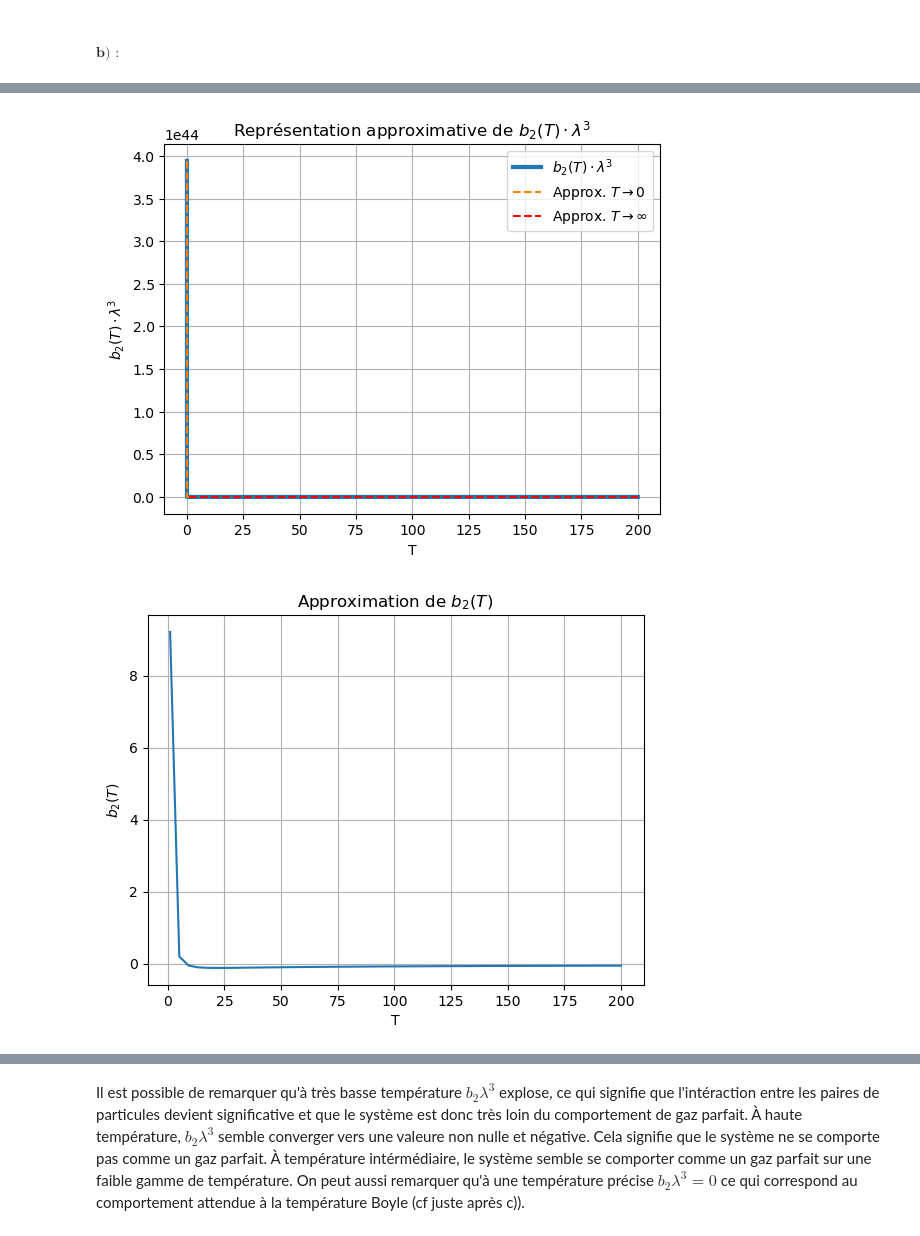
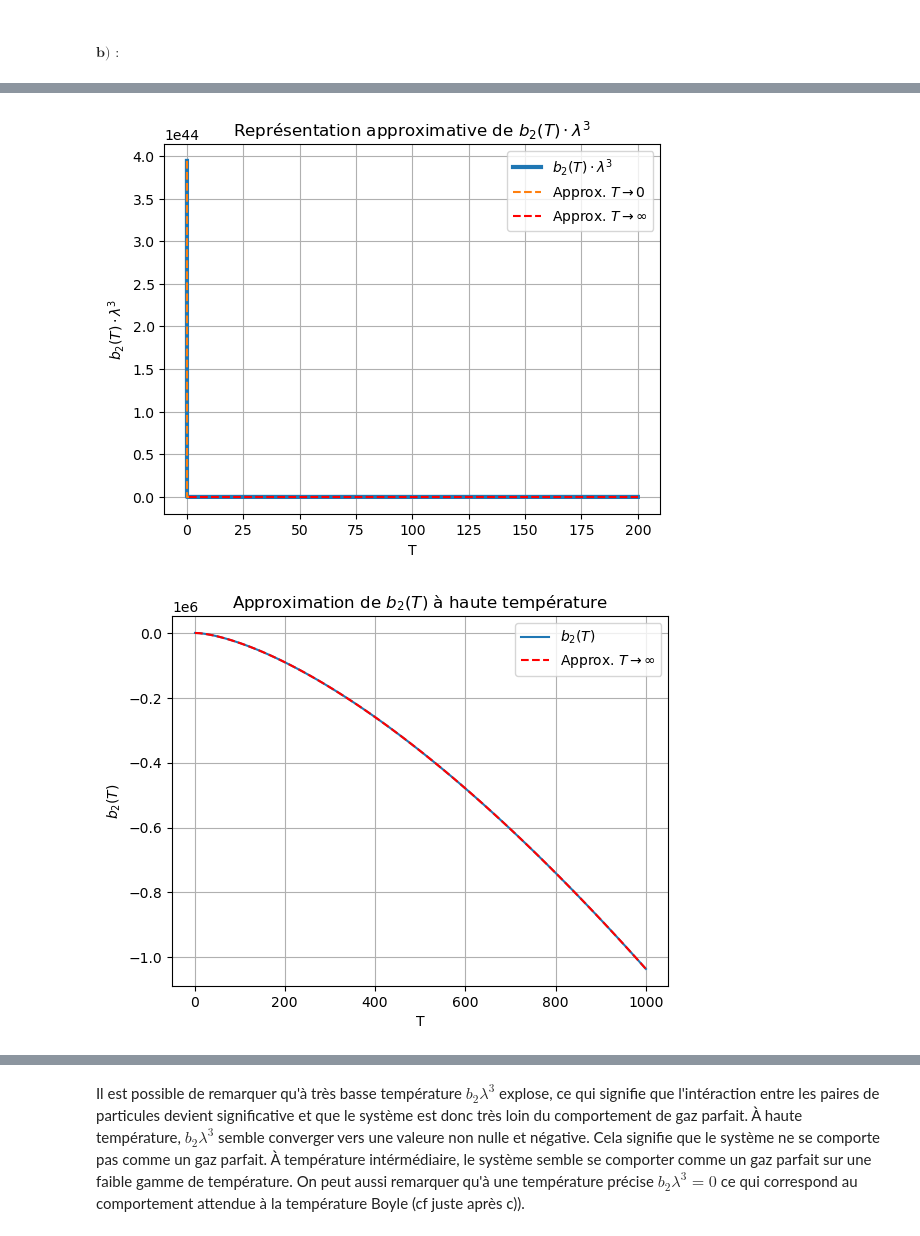
Before and after one commit to ADeslarzes/Homewrok_3, a Jupyter notebook: P1.ipynb, the cells around one changed output, grey strips where cells are left out. Drawn from its saved outputs; the diff is of its cells as text; code cells hidden in the pictures.

```diff
--- a/P1.ipynb
+++ b/P1.ipynb
@@ -231,7 +239,7 @@ def lambda_(T,kb,h):
     return h/np.sqrt(2*np.pi*m*kb*T)
 
 def b_2(T,kb,sigma,epsilon):
-    return lambda_(T,kb,h)*b_2lambda(T,kb,sigma,epsilon)
+    return b_2lambda(T,kb,sigma,epsilon)/lambda_(T,kb,h)**3
 
 def approx_1(T,kb,sigma,epsilon):
     return 2*np.pi*sigma**3/3*(epsilon/(kb*T)*(tau**3-1)-1)
@@ -252,33 +260,65 @@ T1=np.linspace(0.01,0.02)
 
 plt.plot(T1,b_2lambda(T1,kb,sigma,epsilon),label=r'$b_2(T)\cdot \lambda^3$')
 plt.plot(T1,approx_2(T1,kb,sigma,epsilon),linestyle='--',label=r'Approx. $T \to 0$')
 plt.grid(True)
 plt.title(r"Approximation de $b_2(T)\cdot \lambda^3$ à basse température")
 plt.xlabel("T")
 plt.ylabel(r"$b_2(T)\cdot \lambda^3$")
 plt.legend()
 plt.show()
 
 T1=np.linspace(0.01,1)
 Ts=np.concatenate((T1,T))
 plt.plot(Ts,b_2lambda(Ts,kb,sigma,epsilon),linewidth=3,label=r'$b_2(T)\cdot \lambda^3$')
 plt.plot(T1,approx_2(T1,kb,sigma,epsilon),linestyle='--',label=r'Approx. $T \to 0$')
 plt.plot(T,approx_1(T,kb,sigma,epsilon),color='red',linestyle='--',label=r'Approx. $T \to \infty$')
 plt.grid(True)
 plt.title(r"Représentation approximative de $b_2(T)\cdot \lambda^3$")
 plt.xlabel("T")
 plt.ylabel(r"$b_2(T)\cdot \lambda^3$")
 plt.legend()
 plt.show()
 
-plt.plot(T,b_2(T,kb,sigma,epsilon))
+def approxb_1(T,kb,sigma,h,epsilon,tau):
+    return (2*np.pi)**(5/2)*m**(3/2)*sigma**3/(3*h**3)*((kb*T)**(1/2)*epsilon*(tau**3-1)-(kb*T)**(3/2))
+
+def approxb_2(T,kb,sigma,h,epsilon):
+    return 2*np.pi*sigma**3/3*np.exp(epsilon/(kb*T))*(tau**3-1)*(2*np.pi*m)**(3/2)/(h**3*(kb*T)**(-3/2))
+
+T=np.linspace(1,1000,100)
+plt.plot(T,b_2(T,kb,sigma,epsilon),label=r'$b_2(T)$')
+plt.plot(T,approxb_1(T,kb,sigma,h,epsilon,tau),color='red',linestyle='--',label=r'Approx. $T \to \infty$')
 plt.grid(True)
-plt.title(r"Approximation de $b_2(T)$")
+plt.title(r"Approximation de $b_2(T)$ à haute température")
 plt.xlabel("T")
 plt.ylabel(r"$b_2(T)$")
+plt.legend()
 plt.show()
+
+T1=np.linspace(0.01,0.02)
+
+plt.plot(T1,b_2(T1,kb,sigma,epsilon),label=r'$b_2(T)$')
+plt.plot(T1,approxb_2(T1,kb,sigma,h,epsilon),linestyle='--',label=r'Approx. $T \to 0$')
+plt.grid(True)
+plt.title(r"Approximation de $b_2(T)$ à basse température")
+plt.xlabel("T")
+plt.ylabel(r"$b_2(T)$")
+plt.legend()
+plt.show()
+
+T1=np.linspace(0.01,1)
+Ts=np.concatenate((T1,T))
+plt.plot(Ts,b_2(Ts,kb,sigma,epsilon),linewidth=3,label=r'$b_2(T)$')
+plt.plot(T1,approxb_2(T1,kb,sigma,h,epsilon),linestyle='--',label=r'Approx. $T \to 0$')
+plt.plot(T,approxb_1(T,kb,sigma,h,epsilon,tau),color='red',linestyle='--',label=r'Approx. $T \to \infty$')
+plt.grid(True)
+plt.title(r"Représentation approximative de $b_2(T)$")
+plt.xlabel("T")
+plt.ylabel(r"$b_2(T)$")
+plt.legend()
+plt.show()
 # %% [output]
 [figure]
 [figure]
 [figure]
-[figure, old version]
+[figure, new version]
```
Also changed, not shown: parts of 3 cells of this notebook, 1 other file.
